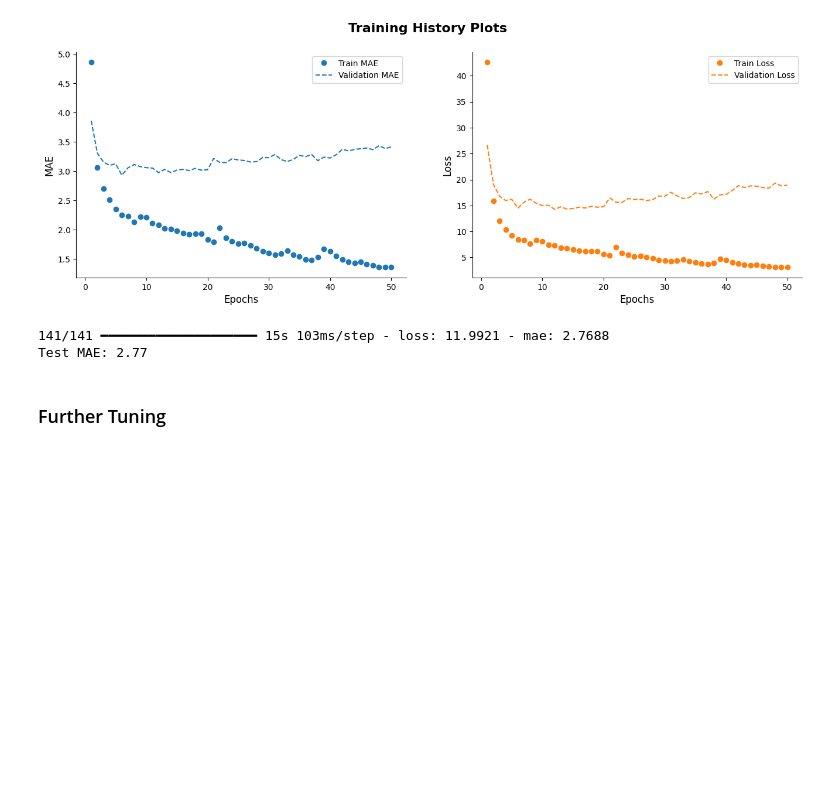
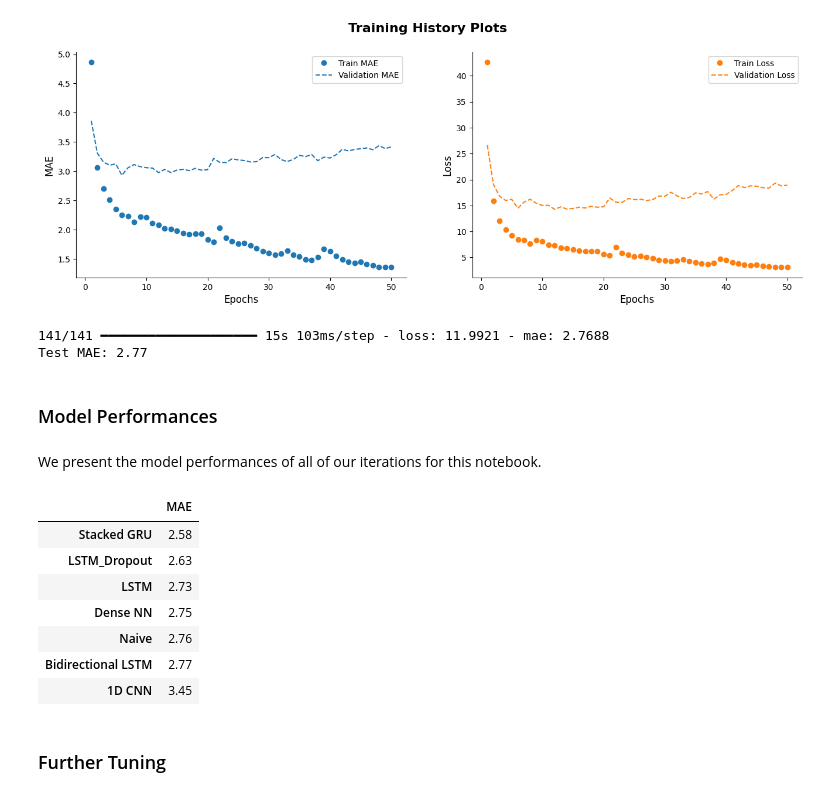
Before and after one commit to jjsantos02/ml3-lectures, a Jupyter notebook: notebooks/07-time-series-forecasting-using-rnns/time-series-forecasting-using-rnns[reduced].ipynb, the cells around one changed output. Cells and saved outputs as stored; diff of their text form; code cells hidden in the pictures; blank space fills up the shorter version.

Commit message:
Add consolidated model performances

```diff
--- a/notebooks/07-time-series-forecasting-using-rnns/time-series-forecasting-using-rnns[reduced].ipynb
+++ b/notebooks/07-time-series-forecasting-using-rnns/time-series-forecasting-using-rnns[reduced].ipynb
@@ -674,6 +674,28 @@ print(f"Test MAE: {bidirectional_mae:.2f}")
 # %% [output]
 141/141 ━━━━━━━━━━━━━━━━━━━━ 15s 103ms/step - loss: 11.9921 - mae: 2.7688
 Test MAE: 2.77
+# %% [markdown]
+### Model Performances
+# %% [markdown]
+We present the model performances of all of our iterations for this notebook.
+# %%
+naive_mae = evaluate_naive_method(test_dataset)
+# %%
+(pd.Series({'Naive': naive_mae, 'Dense NN': dense_mae, '1D CNN': cnn_mae,
+            'LSTM': lstm_mae, 'LSTM_Dropout': dropout_mae,
+            'Stacked GRU': stacked_mae,
+            'Bidirectional LSTM': bidirectional_mae}).to_frame('MAE').round(2)
+                                                     .sort_values('MAE')
+)
+# %% [output]
+|  | MAE |
+| Stacked GRU | 2.58 |
+| LSTM_Dropout | 2.63 |
+| LSTM | 2.73 |
+| Dense NN | 2.75 |
+| Naive | 2.76 |
+| Bidirectional LSTM | 2.77 |
+| 1D CNN | 3.45 |
 # %% [markdown]
 ### Further Tuning
 # %% [markdown]
```
